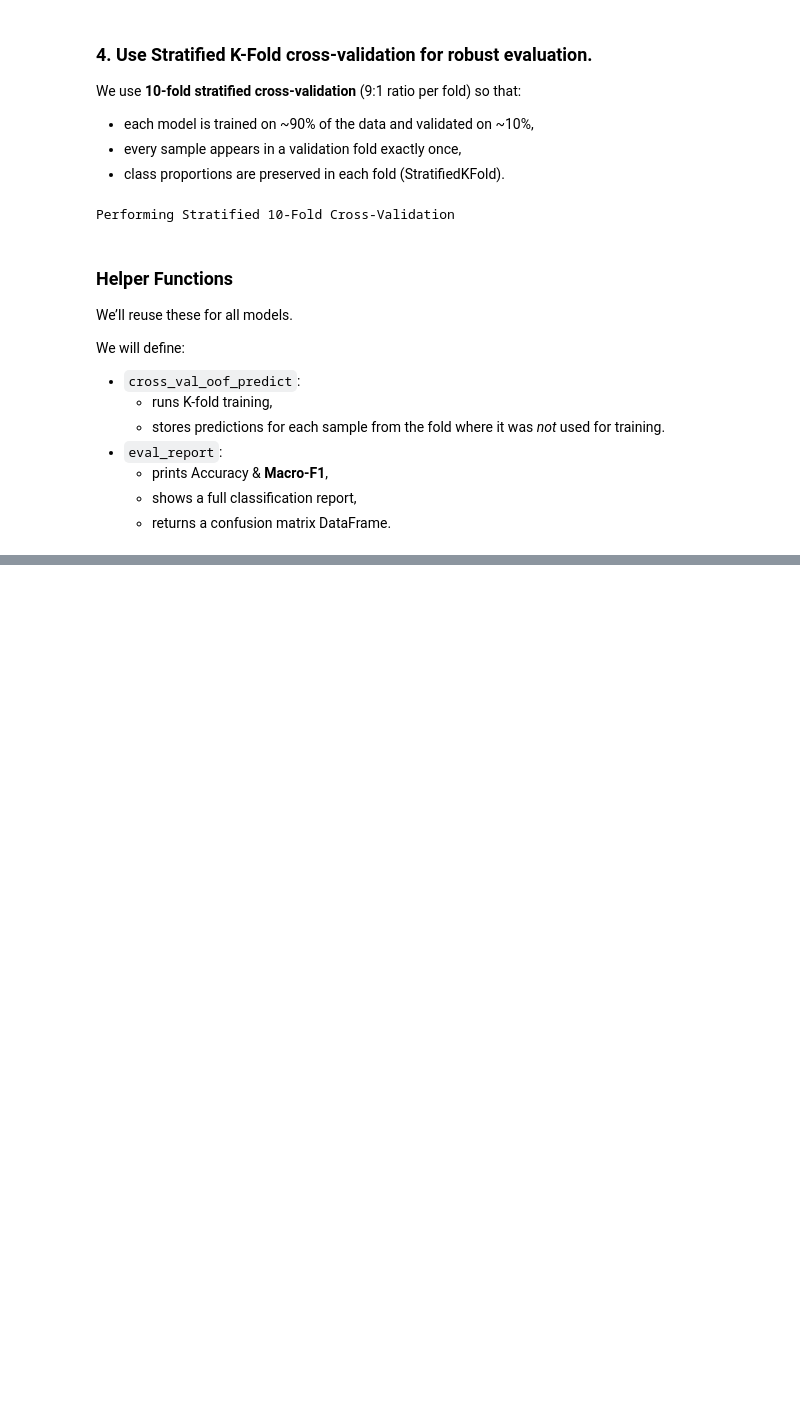
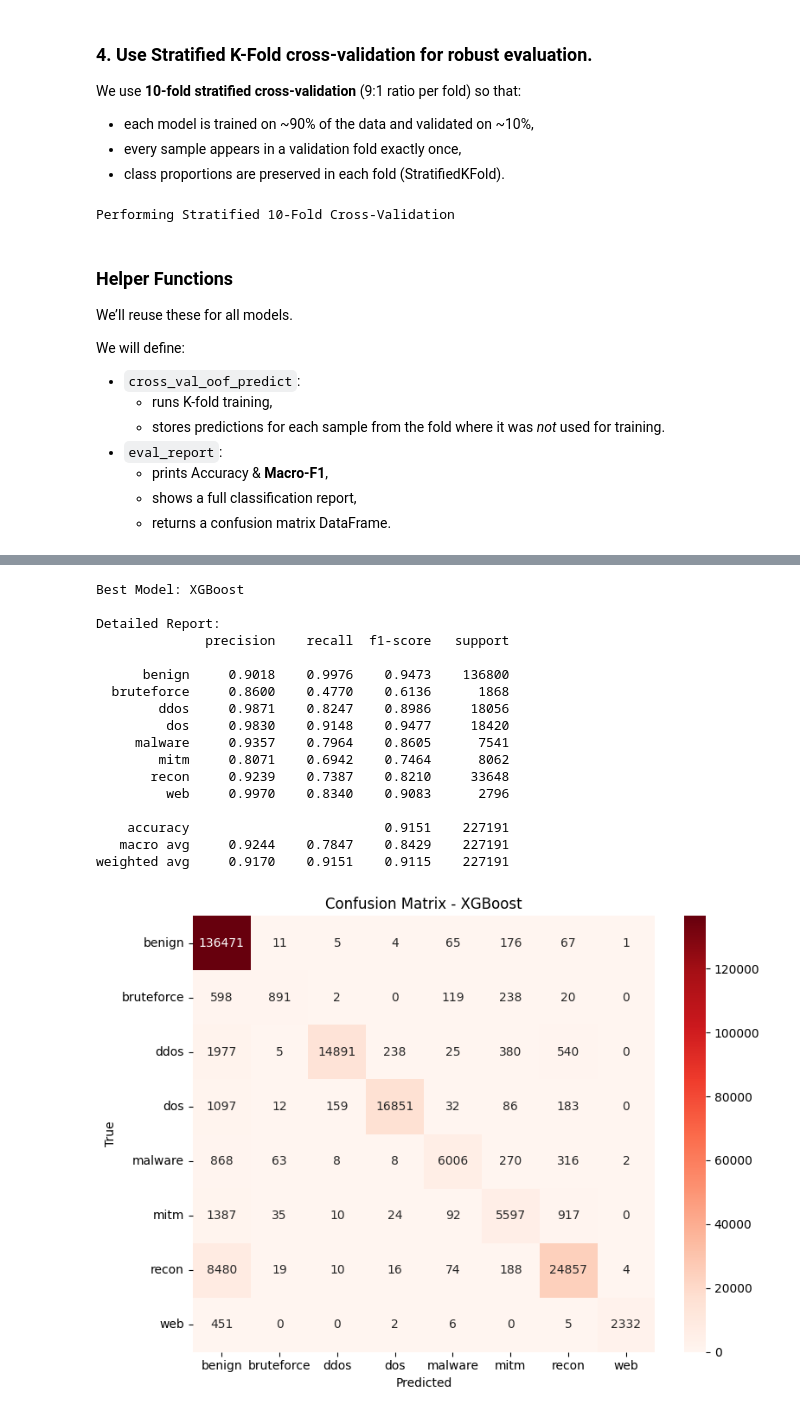
Before and after one commit to Sm3ggl3s/Network-Intrusion-Detection-Using-Machine-Learning, a Jupyter notebook: Network-Intrusion-Detection-Using-Machine-Learning.ipynb, the cells around one changed output, grey strips where cells are left out. Drawn from its saved outputs; the diff is of its cells as text; code cells hidden in the pictures; blank space fills up the shorter version.

Commit message:
added final models + basic evaluation

```diff
--- a/Network-Intrusion-Detection-Using-Machine-Learning.ipynb
+++ b/Network-Intrusion-Detection-Using-Machine-Learning.ipynb
@@ -208,9 +219,8 @@ selected_features = f_scores.head(TOP_K).index.tolist()
 print("Selected features for modeling:", selected_features)
 
 # Final modeling matrix
-X_selected = X_imputed[selected_features].copy()
-y_selected = y.copy()
-print("\nFinal feature matrix shape:", X_selected.shape)
+X = X_imputed[selected_features].copy()
+print("\nFinal feature matrix shape:", X.shape)
 # %% [output]
 Top 30 features by ANOVA F-score:
 network_mss_max                      30107.385961
@@ -312,0 +584,14 @@ def eval_report(y_true, y_pred, label="Model"):
+# %%
+summary_rows = []
+for model_name, results in baseline_results.items():
+    summary_rows.append({
+        "Model": model_name,
+        "Accuracy": results["accuracy"],
+        "Macro F1": results["macro_f1"]
+    })
+
+summary_df = pd.DataFrame(summary_rows).set_index("Model")
+summary_df = summary_df.sort_values(by="Macro F1", ascending=False)
+
+print("\n=== Baseline Model Performance Summary (sorted by Macro F1) ===")
+display(summary_df)
@@ -312,0 +608,52 @@ def eval_report(y_true, y_pred, label="Model"):
+# %%
+# Map model names to their OOF predictions
+oof_map = {
+    "Logistic Regression": lr_oof_preds,
+    "Random Forest": rf_oof_preds,
+    "K-means Clustering": kmeans_oof_preds,
+    "K-Nearest Neighbors": knn_oof_preds,
+    "LightGBM": oof_lgbm_preds,
+    "XGBoost": xgb_oof_preds
+}
+
+best_model_name = summary_df.index[0]
+best_oof_preds = oof_map[best_model_name]
+
+print(f"\nBest Model: {best_model_name}")
+
+if isinstance(best_oof_preds, np.ndarray):
+    print("\nDetailed Report:")
+    print(classification_report(y, best_oof_preds, digits=4, zero_division=0))
+
+    cm = confusion_matrix(y, best_oof_preds, labels=sorted(y.unique()))
+    cm_df = pd.DataFrame(cm, index=sorted(y.unique()), columns=sorted(y.unique()))
+
+    plt.figure(figsize=(8, 6))
+    sns.heatmap(cm_df, annot=True, fmt="d", cmap="Reds")
+    plt.title(f"Confusion Matrix - {best_model_name}")
+    plt.ylabel("True")
+    plt.xlabel("Predicted")
+    plt.tight_layout()
+    plt.show()
+
+else:
+    print("OOF predictions are not in expected format for detailed reporting.")
+# %% [output]
+Best Model: XGBoost
+
+Detailed Report:
+              precision    recall  f1-score   support
+
+      benign     0.9018    0.9976    0.9473    136800
+  bruteforce     0.8600    0.4770    0.6136      1868
+        ddos     0.9871    0.8247    0.8986     18056
+         dos     0.9830    0.9148    0.9477     18420
+     malware     0.9357    0.7964    0.8605      7541
+        mitm     0.8071    0.6942    0.7464      8062
+       recon     0.9239    0.7387    0.8210     33648
+         web     0.9970    0.8340    0.9083      2796
+
+    accuracy                         0.9151    227191
+   macro avg     0.9244    0.7847    0.8429    227191
+weighted avg     0.9170    0.9151    0.9115    227191
+[figure, added]
```
Also changed, not shown: parts of 12 cells of this notebook, 1 other file.
